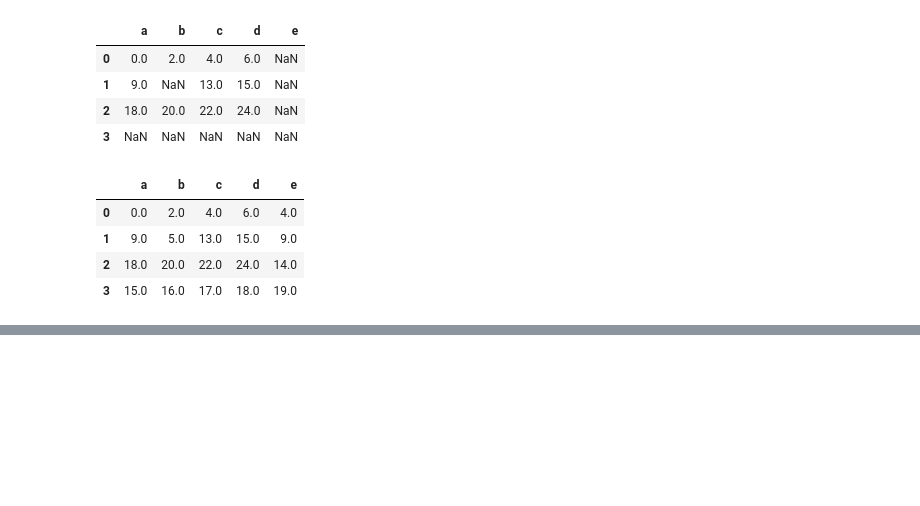
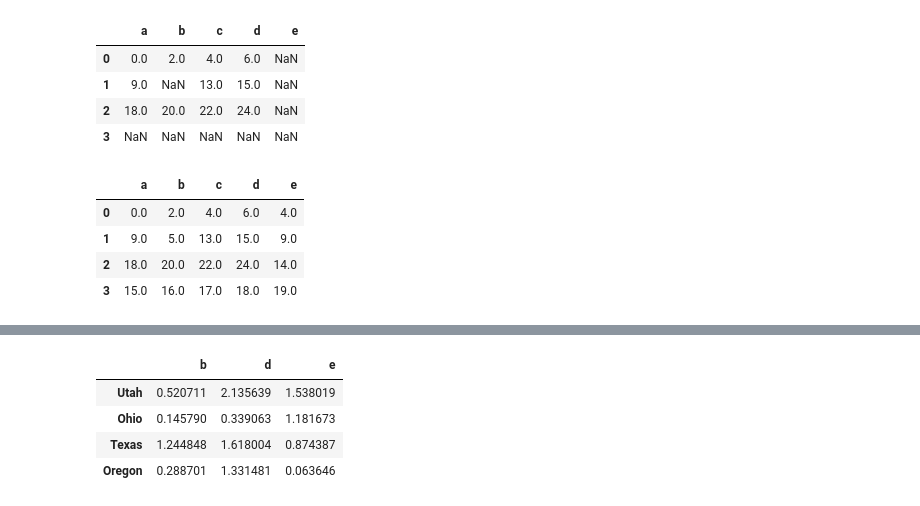
Before and after one commit to waldbear4/Python_2021, a Jupyter notebook: 20210528.ipynb, the cells around one changed output, grey strips where cells are left out. Drawn from its saved outputs; the diff is of its cells as text; code cells hidden in the pictures; blank space fills up the shorter version.

```diff
--- a/20210528.ipynb
+++ b/20210528.ipynb
@@ -178,0 +186,8 @@ frame = pd.DataFrame(np.random.randn(4,3),
+# %%
+np.abs(frame) # 절대값처리
+# %% [output]
+|  | b | d | e |
+| Utah | 0.520711 | 2.135639 | 1.538019 |
+| Ohio | 0.145790 | 0.339063 | 1.181673 |
+| Texas | 1.244848 | 1.618004 | 0.874387 |
+| Oregon | 0.288701 | 1.331481 | 0.063646 |
```
Also changed, not shown: parts of 6 cells of this notebook.
